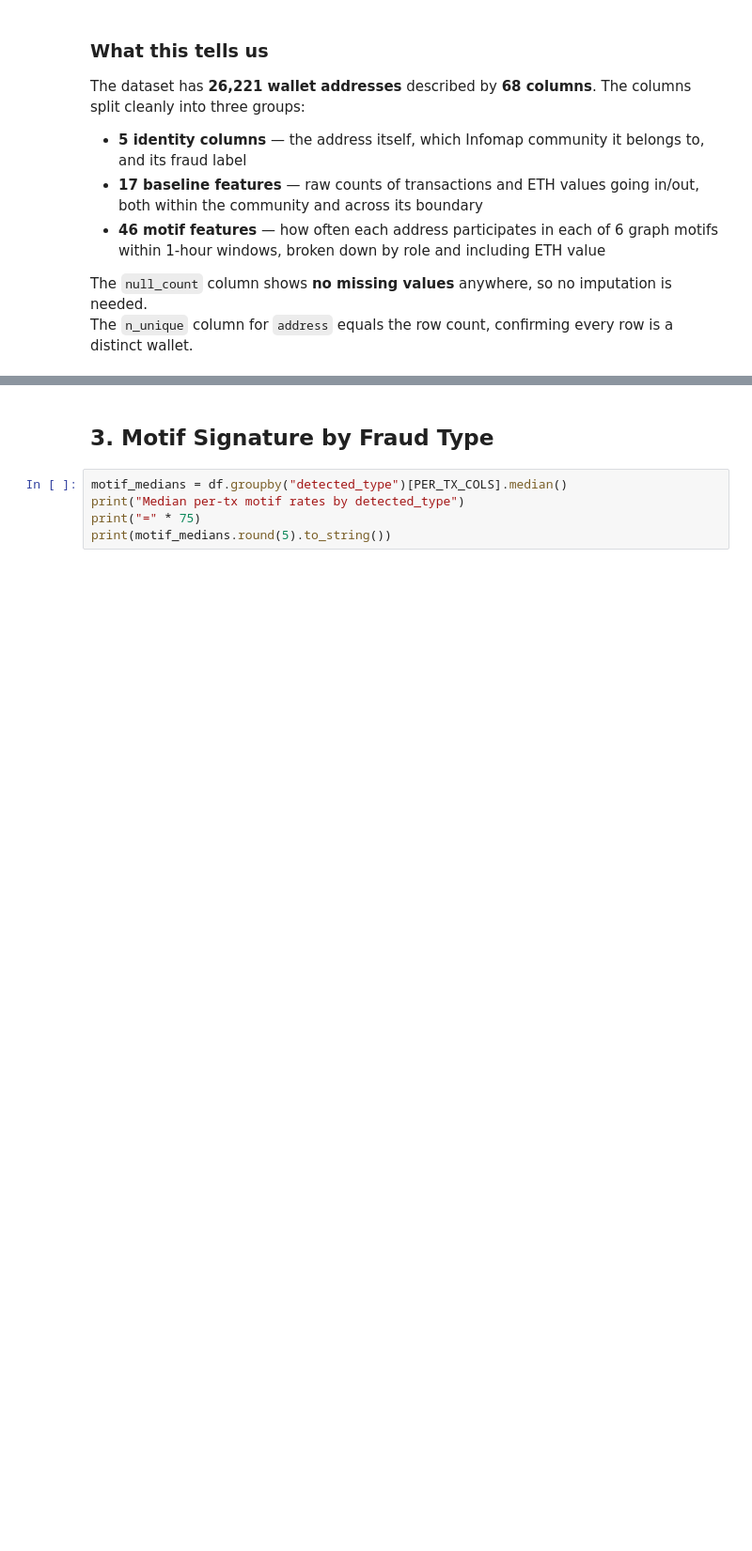
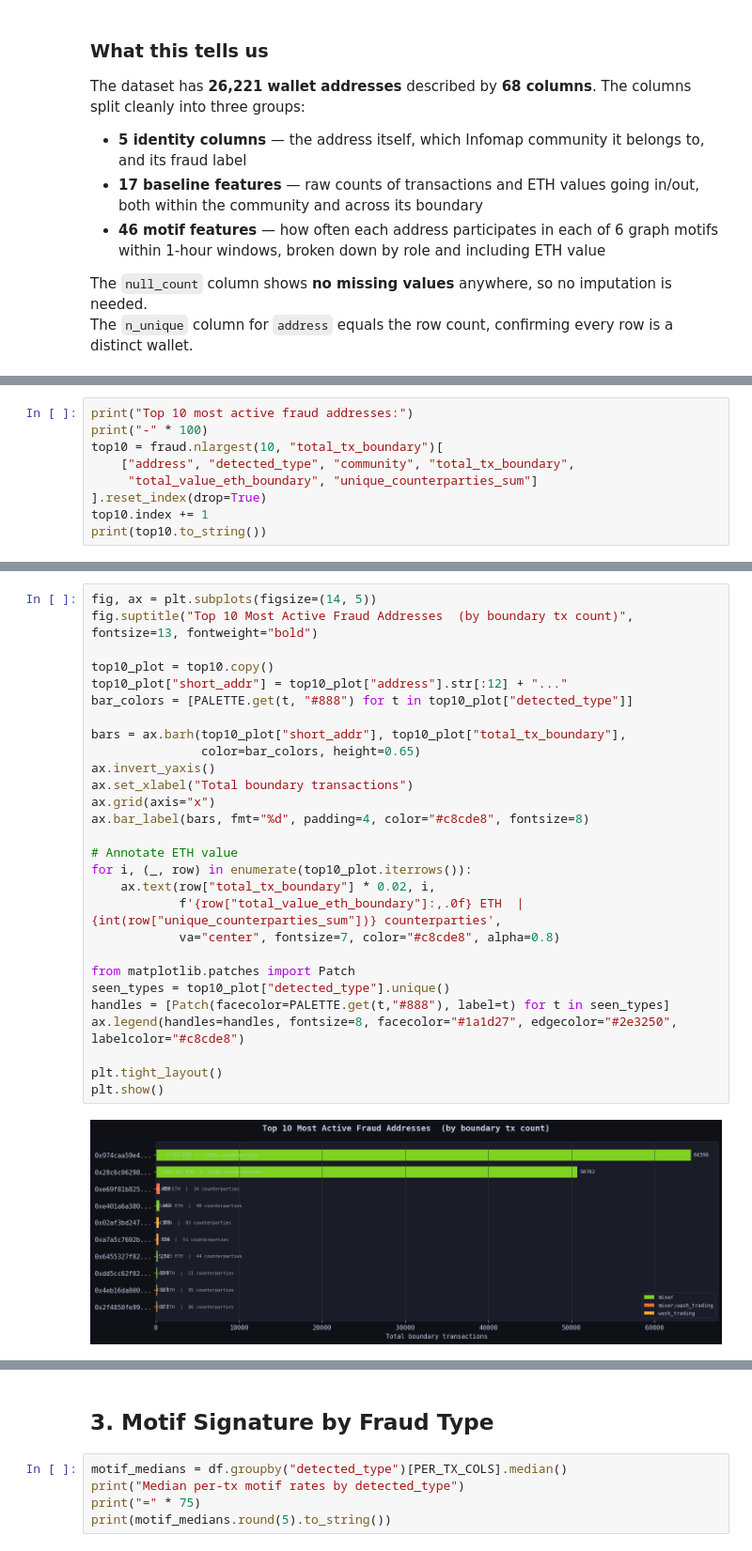
Before and after one commit to Nefeli-Apostolou/GM-Project---Fraud-Detection, a Jupyter notebook: ethereum_motif_analysis.ipynb, the cells around one changed output, grey strips where cells are left out. Shown at 94% size. Cells and saved outputs as stored; diff of their text form; blank space fills up the shorter version.

```diff
--- a/ethereum_motif_analysis.ipynb
+++ b/ethereum_motif_analysis.ipynb
@@ -204,0 +284,9 @@ This is a crucial observation: `wash_trading_846` is a highly contaminated commu
+# %%
+print("Top 10 most active fraud addresses:")
+print("-" * 100)
+top10 = fraud.nlargest(10, "total_tx_boundary")[
+    ["address", "detected_type", "community", "total_tx_boundary",
+     "total_value_eth_boundary", "unique_counterparties_sum"]
+].reset_index(drop=True)
+top10.index += 1
+print(top10.to_string())
@@ -204,0 +307,30 @@ This is a crucial observation: `wash_trading_846` is a highly contaminated commu
+# %%
+fig, ax = plt.subplots(figsize=(14, 5))
+fig.suptitle("Top 10 Most Active Fraud Addresses  (by boundary tx count)", fontsize=13, fontweight="bold")
+
+top10_plot = top10.copy()
+top10_plot["short_addr"] = top10_plot["address"].str[:12] + "..."
+bar_colors = [PALETTE.get(t, "#888") for t in top10_plot["detected_type"]]
+
+bars = ax.barh(top10_plot["short_addr"], top10_plot["total_tx_boundary"],
+               color=bar_colors, height=0.65)
+ax.invert_yaxis()
+ax.set_xlabel("Total boundary transactions")
+ax.grid(axis="x")
+ax.bar_label(bars, fmt="%d", padding=4, color="#c8cde8", fontsize=8)
+
+# Annotate ETH value
+for i, (_, row) in enumerate(top10_plot.iterrows()):
+    ax.text(row["total_tx_boundary"] * 0.02, i,
+            f'{row["total_value_eth_boundary"]:,.0f} ETH  |  {int(row["unique_counterparties_sum"])} counterparties',
+            va="center", fontsize=7, color="#c8cde8", alpha=0.8)
+
+from matplotlib.patches import Patch
+seen_types = top10_plot["detected_type"].unique()
+handles = [Patch(facecolor=PALETTE.get(t,"#888"), label=t) for t in seen_types]
+ax.legend(handles=handles, fontsize=8, facecolor="#1a1d27", edgecolor="#2e3250", labelcolor="#c8cde8")
+
+plt.tight_layout()
+plt.show()
+# %% [output]
+[figure, added]
```
Also changed, not shown: parts of 35 cells of this notebook.
